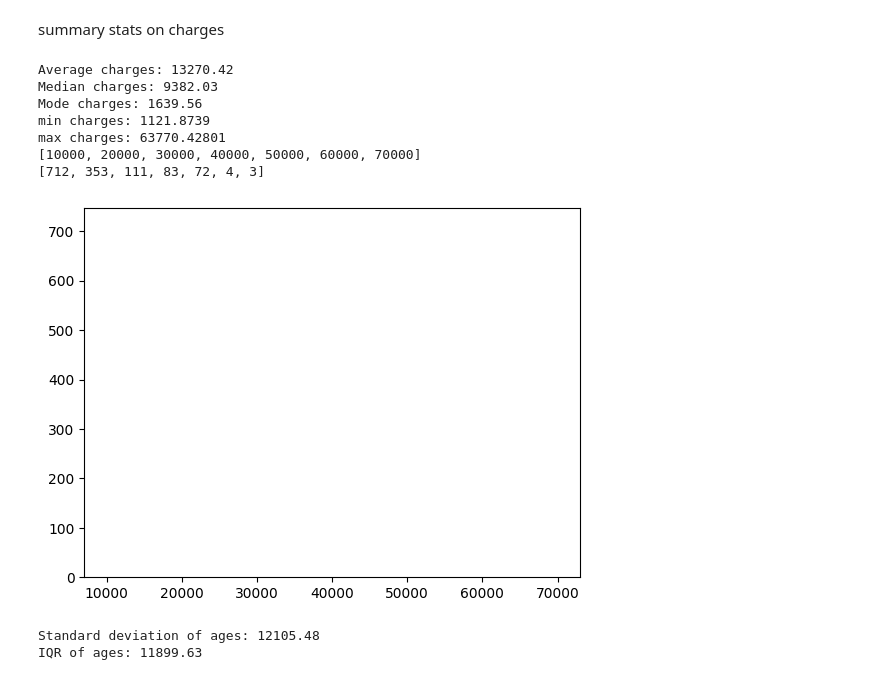
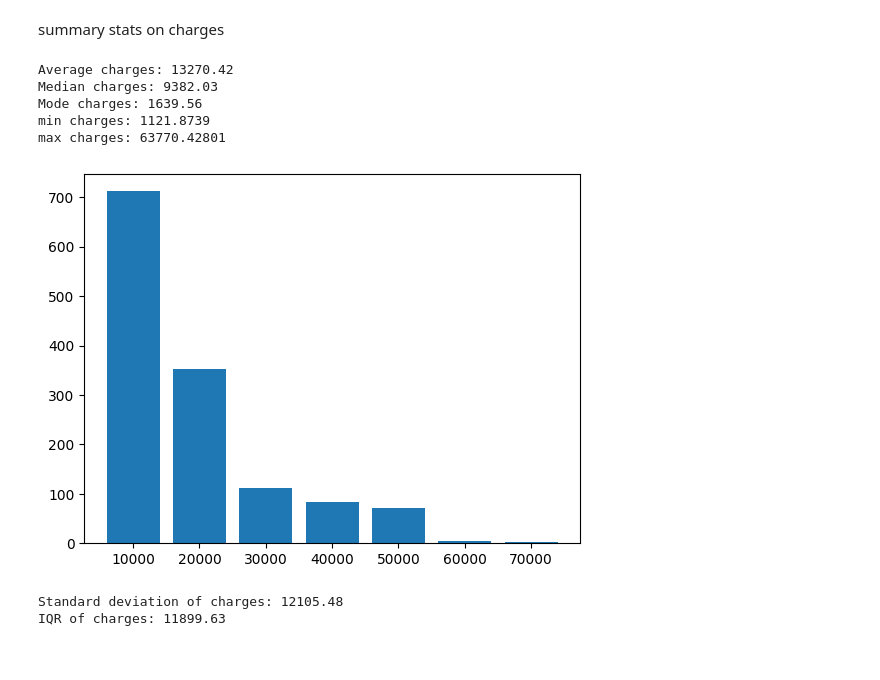
Before and after one commit to Mohak475/portfolio-proj-1, a Jupyter notebook: main_book.ipynb, the cells around one changed output. Cells and saved outputs as stored; diff of their text form; code cells hidden in the pictures.

```diff
--- a/main_book.ipynb
+++ b/main_book.ipynb
@@ -249,48 +275,35 @@ summary stats on charges
 # %%
 print("Average charges: {}".format(round(statistics.mean(charges_list),2)))
 print("Median charges: {}".format(round(statistics.median(charges_list),2)))
 print("Mode charges: {}".format(round(statistics.mode(charges_list),2)))
 print("min charges: {}".format(min(charges_list)))
 print("max charges: {}".format(max(charges_list)))
 
-all_charges = set(charges_list)
-groups_charges = {10000:0,20000:0,30000:0,40000:0,50000:0,60000:0,70000:0}
-charges_count = dict.fromkeys(all_charges,0)
+# all_charges = set(charges_list)
+groups_charges_list = list(range(10000,71000,10000))
+groups_charges_dict = dict.fromkeys(groups_charges_list, 0)
+
 for row in imported_data:
-    charges_count[float(row['charges'])] += 1
-    if(float(row['charges']) < 10000.0):
-        groups_charges[10000] += 1
-    elif(float(row['charges']) < 20000.0):
-        groups_charges[20000] += 1
-    elif(float(row['charges']) < 30000.0):
-        groups_charges[30000] += 1
-    elif(float(row['charges']) < 40000.0):
-        groups_charges[40000] += 1
-    elif(float(row['charges']) < 50000.0):
-        groups_charges[50000] += 1
-    elif(float(row['charges']) < 60000.0):
-        groups_charges[60000] += 1
-    elif(float(row['charges']) < 70000.0):
-        groups_charges[70000] += 1
+    charge = float(row['charges'])
+    for group in groups_charges_list:
+        if(charge < group):
+            groups_charges_dict[group] += 1
+            break
 
-x = np.array(list(groups_charges.keys()))
-y = np.array(list(groups_charges.values()))
-# print(list(groups_charges.keys()))
-# print(list(groups_charges.values()))
+x = np.array(list(groups_charges_dict.keys()))
+y = np.array(list(groups_charges_dict.values()))
 
-plt.bar(x,y)
+plt.bar(x,y, width=8000)
 plt.show()
 
-print("Standard deviation of ages: {}".format(round(statistics.pstdev(charges_list),2)))
-print("IQR of ages: {}".format(round(np.quantile(charges_list,0.75) - np.quantile(charges_list,0.25),2)))
+print("Standard deviation of charges: {}".format(round(statistics.pstdev(charges_list),2)))
+print("IQR of charges: {}".format(round(np.quantile(charges_list,0.75) - np.quantile(charges_list,0.25),2)))
 # %% [output]
 Average charges: 13270.42
 Median charges: 9382.03
 Mode charges: 1639.56
 min charges: 1121.8739
 max charges: 63770.42801
-[10000, 20000, 30000, 40000, 50000, 60000, 70000]
-[712, 353, 111, 83, 72, 4, 3]
-[figure, old version]
+[figure, new version]
-Standard deviation of ages: 12105.48
-IQR of ages: 11899.63
+Standard deviation of charges: 12105.48
+IQR of charges: 11899.63
```
Also changed, not shown: parts of 1 cell of this notebook.
